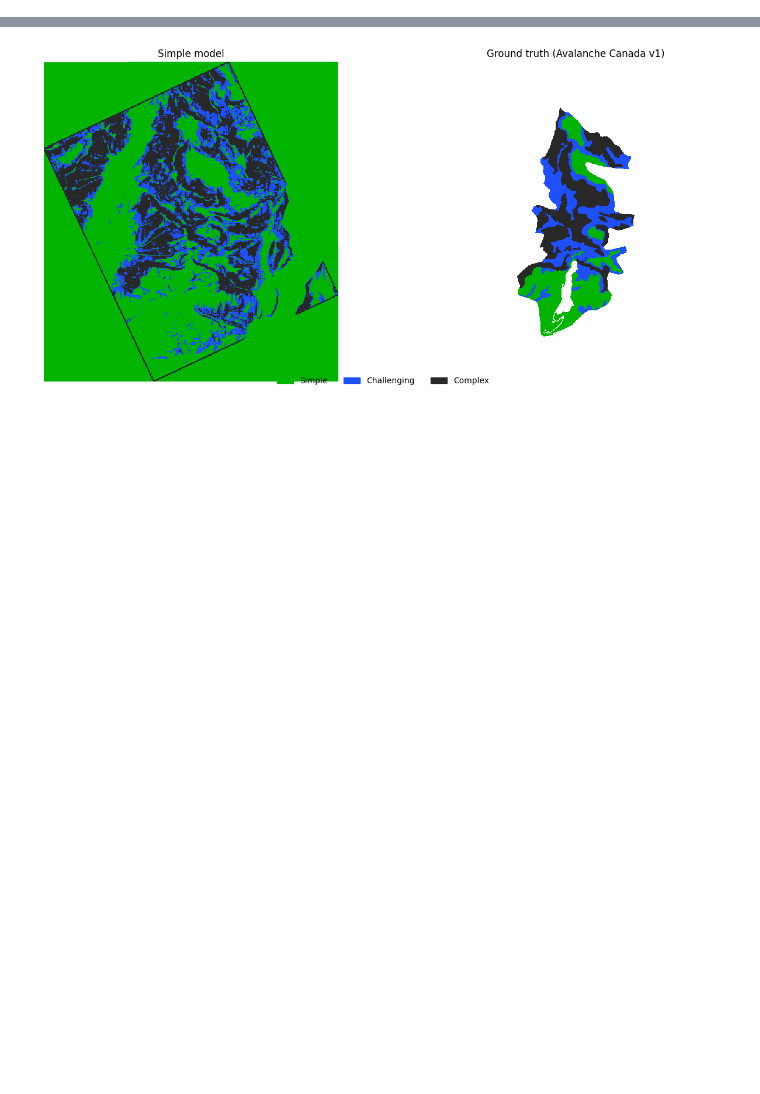
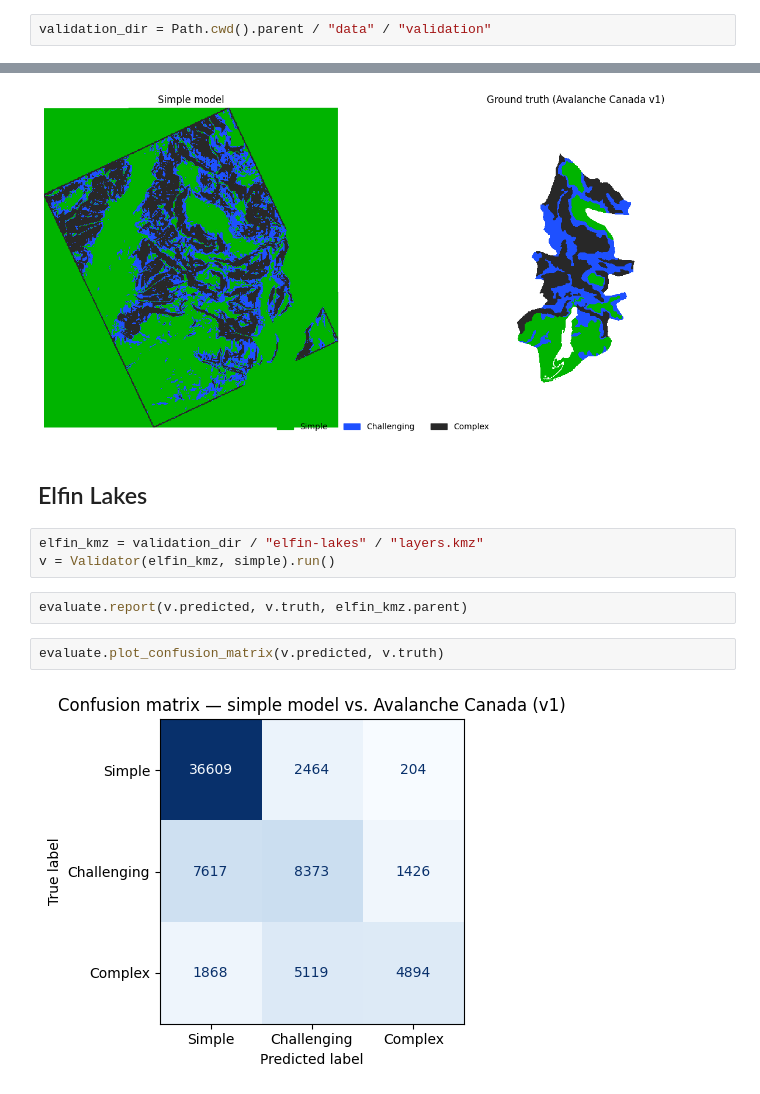
Before and after one commit to jacKlinc/ice-autoATES, a Jupyter notebook: notebooks/validation.ipynb, the cells around one changed output, grey strips where cells are left out. Saved outputs shown, nothing was run; the diff lists cells and outputs as text; blank space fills up the shorter version.

```diff
--- a/notebooks/validation.ipynb
+++ b/notebooks/validation.ipynb
@@ -17,6 +17,8 @@ TODO:
 - [ ] Add more examples from Avalanche Canada
 - [ ] Add AutoATES v1 and compare
 - [ ] Add AutoATES v2 and compare
+# %%
+validation_dir = Path.cwd().parent / "data" / "validation"
 # %% [markdown]
 ## Mount Seymour
 # %%
@@ -42,3 +34,14 @@ evaluate.plot_confusion_matrix(v.predicted, v.truth)
 evaluate.plot_side_by_side(v.predicted, v.truth, predicted_title="Simple model")
 # %% [output]
 [figure]
+# %% [markdown]
+## Elfin Lakes
+# %%
+elfin_kmz = validation_dir / "elfin-lakes" / "layers.kmz"
+v = Validator(elfin_kmz, simple).run()
+# %%
+evaluate.report(v.predicted, v.truth, elfin_kmz.parent)
+# %%
+evaluate.plot_confusion_matrix(v.predicted, v.truth)
+# %% [output]
+[figure, added]
```
Also changed, not shown: parts of 9 cells of this notebook, 8 other files.
